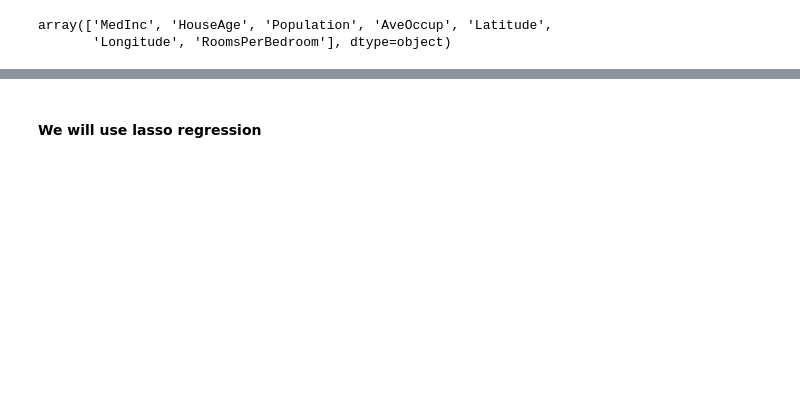
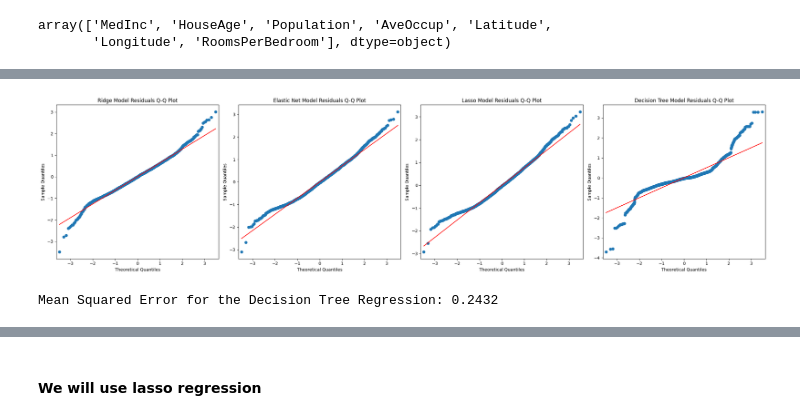
Before and after one commit to Nayalaboy/House-prediction, a Jupyter notebook: EDA_and_DataVisualization.ipynb, the cells around one changed output, grey strips where cells are left out. Drawn from its saved outputs; the diff is of its cells as text; code cells hidden in the pictures; blank space fills up the shorter version.

```diff
--- a/EDA_and_DataVisualization.ipynb
+++ b/EDA_and_DataVisualization.ipynb
@@ -223,0 +330,59 @@ array(['MedInc', 'HouseAge', 'Population', 'AveOccup', 'Latitude',
+# %%
+# Plotting Q-Q Plots
+fig, axes = plt.subplots(1, 4, figsize=(24, 6))  # Adjust subplot grid for additional plot
+
+# Ridge Residuals Q-Q Plot
+sm.qqplot(ridge_residuals, line='s', ax=axes[0])
+axes[0].set_title('Ridge Model Residuals Q-Q Plot')
+axes[0].set_xlabel('Theoretical Quantiles')
+axes[0].set_ylabel('Sample Quantiles')
+
+# Elastic Net Residuals Q-Q Plot
+sm.qqplot(elastic_net_residuals, line='s', ax=axes[1])
+axes[1].set_title('Elastic Net Model Residuals Q-Q Plot')
+axes[1].set_xlabel('Theoretical Quantiles')
+
+# Lasso Residuals Q-Q Plot
+sm.qqplot(lasso_residuals, line='s', ax=axes[2])
+axes[2].set_title('Lasso Model Residuals Q-Q Plot')
+axes[2].set_xlabel('Theoretical Quantiles')
+
+# Decision Tree Residuals Q-Q Plot
+sm.qqplot(dt_residuals, line='s', ax=axes[3])
+axes[3].set_title('Decision Tree Model Residuals Q-Q Plot')
+axes[3].set_xlabel('Theoretical Quantiles')
+
+plt.tight_layout()
+plt.show()
+# %% [output]
+[figure, added]
+# %%
+import numpy as np
+from sklearn.model_selection import train_test_split
+from sklearn.tree import DecisionTreeRegressor
+from sklearn.metrics import mean_squared_error
+from sklearn.preprocessing import StandardScaler
+
+# Assuming 'X' and 'y' are your predictors and target variable from the California housing dataset
+
+# Splitting the dataset into training and test sets
+X_train, X_test, y_train, y_test = train_test_split(X, y, test_size=0.2, random_state=42)
+
+# You might not need to standardize data for Decision Trees, but keeping it can help maintain consistency
+# with other model implementations
+scaler = StandardScaler()
+X_train_scaled = scaler.fit_transform(X_train)
+X_test_scaled = scaler.transform(X_test)
+
+# Fitting the Decision Tree Regression model
+tree_model = DecisionTreeRegressor(max_depth=5, random_state=42)  # Limiting the depth of the tree to prevent overfitting
+tree_model.fit(X_train_scaled, y_train)
+
+# Predicting values using the trained model
+y_pred = tree_model.predict(X_test_scaled)
+
+# Calculating Mean Squared Error
+mse = mean_squared_error(y_test, y_pred)
+print(f"Mean Squared Error for the Decision Tree Regression: {mse:.4f}")
+# %% [output]
+Mean Squared Error for the Decision Tree Regression: 0.2432
```
Also changed, not shown: parts of 17 cells of this notebook, 20 other files.
